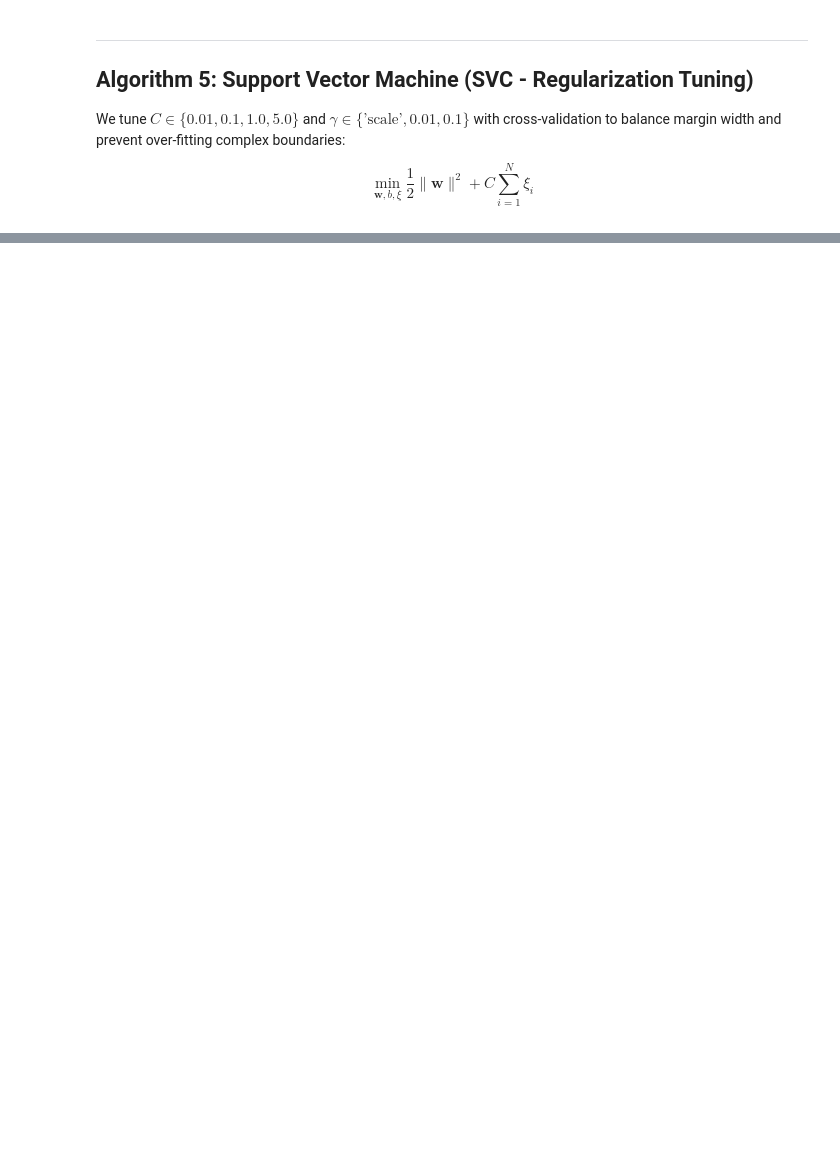
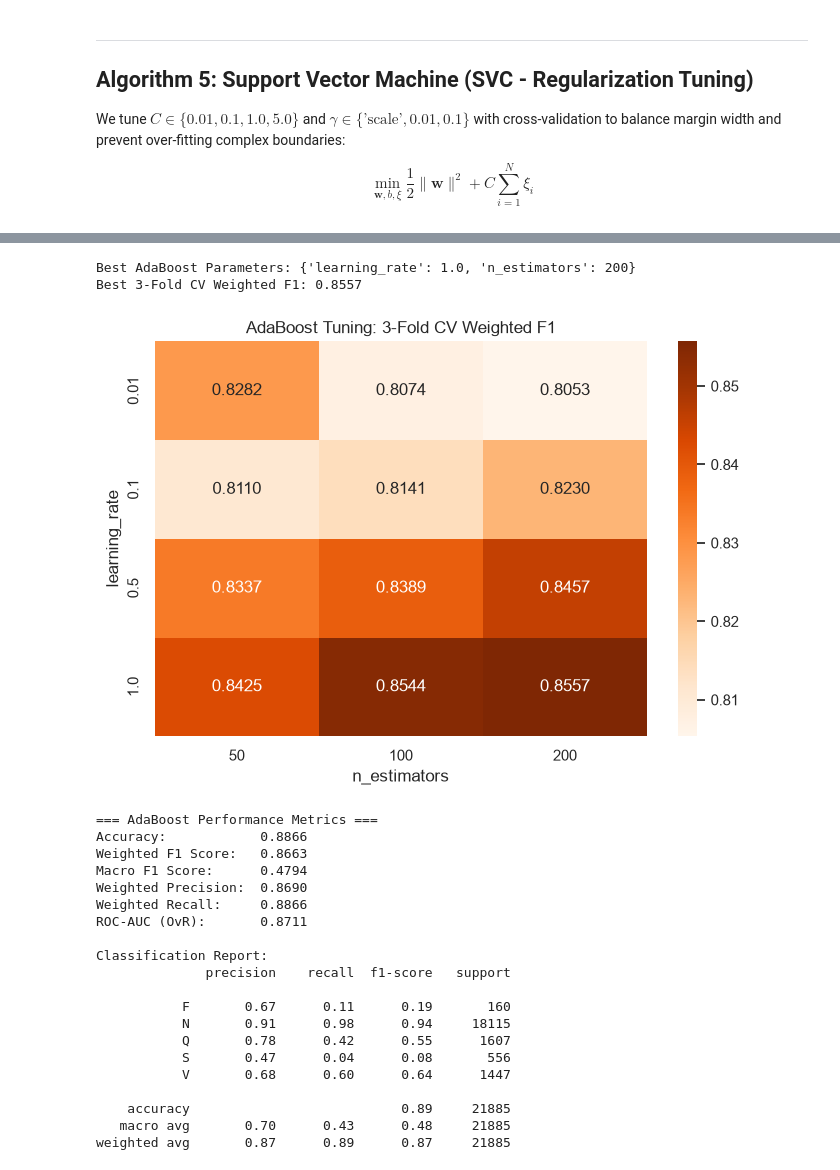
Before and after one commit to Chittesh249/ECG-Case-Study, a Jupyter notebook: notebooks/classification.ipynb, the cells around one changed output, grey strips where cells are left out. Cells and saved outputs as stored; diff of their text form; code cells hidden in the pictures; blank space fills up the shorter version.

```diff
--- a/notebooks/classification.ipynb
+++ b/notebooks/classification.ipynb
@@ -657,0 +833,74 @@ weighted avg       0.87      0.90      0.88     21885
+# %%
+# Tune n_estimators and learning_rate
+param_grid_ada = {
+    'n_estimators': [50, 100, 200],
+    'learning_rate': [0.01, 0.1, 0.5, 1.0]
+}
+
+grid_ada = GridSearchCV(
+    AdaBoostClassifier(
+        estimator=DecisionTreeClassifier(max_depth=2, random_state=42),
+        random_state=42
+    ),
+    param_grid_ada,
+    cv=3,
+    scoring='f1_weighted',
+    n_jobs=-1
+)
+grid_ada.fit(X_train, y_train)
+
+print(f"Best AdaBoost Parameters: {grid_ada.best_params_}")
+print(f"Best 3-Fold CV Weighted F1: {grid_ada.best_score_:.4f}")
+
+# Heatmap of tuning results
+ada_results = pd.DataFrame(grid_ada.cv_results_)
+pivot_ada = ada_results.pivot_table(
+    index='param_learning_rate', columns='param_n_estimators',
+    values='mean_test_score', aggfunc='max'
+)
+plt.figure(figsize=(7, 5))
+sns.heatmap(pivot_ada, annot=True, fmt=".4f", cmap='Oranges')
+plt.title("AdaBoost Tuning: 3-Fold CV Weighted F1")
+plt.xlabel("n_estimators")
+plt.ylabel("learning_rate")
+plt.tight_layout()
+plt.show()
+
+# Test Evaluation
+best_ada = grid_ada.best_estimator_
+y_pred_ada = best_ada.predict(X_test)
+y_proba_ada = best_ada.predict_proba(X_test)
+
+metrics_ada = evaluate_model("AdaBoost", y_test, y_pred_ada, y_proba_ada)
+
+fig, ax = plt.subplots(figsize=(6, 5))
+ConfusionMatrixDisplay.from_predictions(
+    y_test, y_pred_ada, display_labels=class_names, cmap='Oranges', ax=ax
+)
+plt.title(f'AdaBoost (n={best_ada.n_estimators}, lr={best_ada.learning_rate}) - Confusion Matrix')
+plt.tight_layout()
+plt.show()
+# %% [output]
+Best AdaBoost Parameters: {'learning_rate': 1.0, 'n_estimators': 200}
+Best 3-Fold CV Weighted F1: 0.8557
+[figure, added]
+=== AdaBoost Performance Metrics ===
+Accuracy:            0.8866
+Weighted F1 Score:   0.8663
+Macro F1 Score:      0.4794
+Weighted Precision:  0.8690
+Weighted Recall:     0.8866
+ROC-AUC (OvR):       0.8711
+
+Classification Report:
+              precision    recall  f1-score   support
+
+           F       0.67      0.11      0.19       160
+           N       0.91      0.98      0.94     18115
+           Q       0.78      0.42      0.55      1607
+           S       0.47      0.04      0.08       556
+           V       0.68      0.60      0.64      1447
+
+    accuracy                           0.89     21885
+   macro avg       0.70      0.43      0.48     21885
+weighted avg       0.87      0.89      0.87     21885
```
Also changed, not shown: parts of 24 cells of this notebook, 1 other file.
